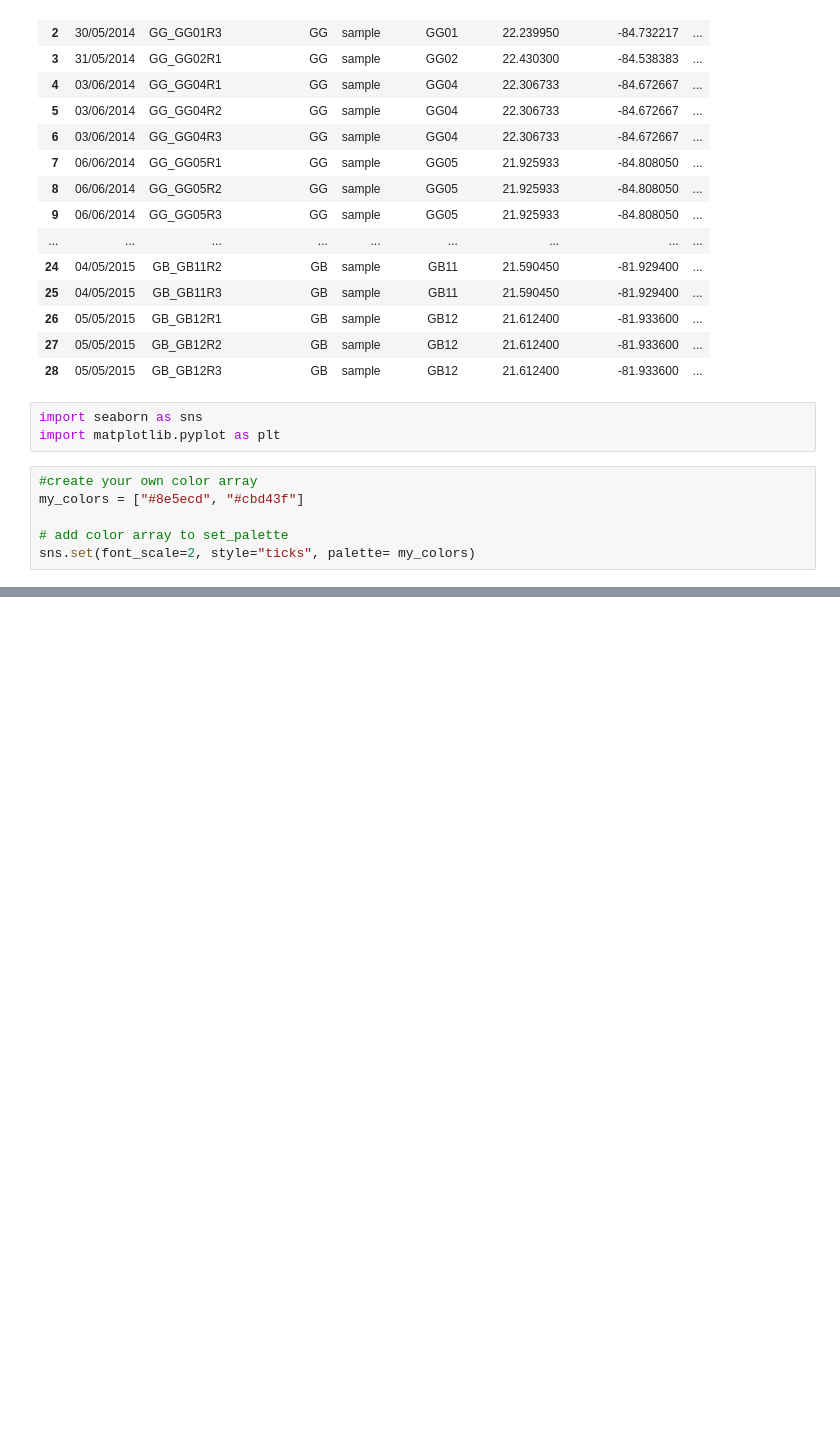
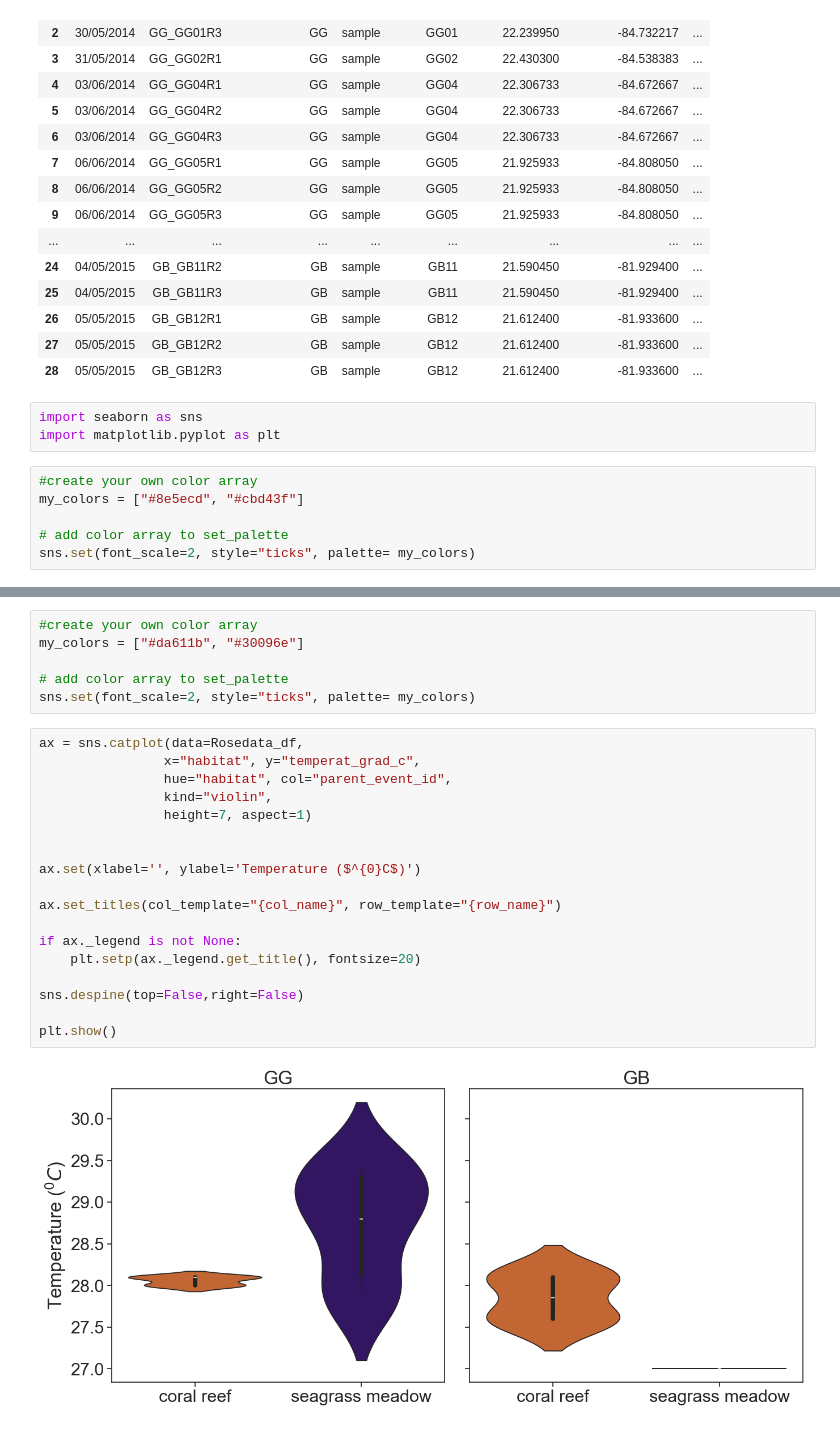
Before and after one commit to roselyperaza2014-blip/CursoPython, a Jupyter notebook: mi_repositorio_Evaluación/Ejercicio 07_Plots en Seaborn.ipynb, the cells around one changed output, grey strips where cells are left out. Saved outputs shown, nothing was run; the diff lists cells and outputs as text; blank space fills up the shorter version.

```diff
--- a/mi_repositorio_Evaluación/Ejercicio 07_Plots en Seaborn.ipynb
+++ b/mi_repositorio_Evaluación/Ejercicio 07_Plots en Seaborn.ipynb
@@ -71,0 +74,26 @@ plt.show
+# %%
+#create your own color array
+my_colors = ["#da611b", "#30096e"]
+
+# add color array to set_palette
+sns.set(font_scale=2, style="ticks", palette= my_colors)
+# %%
+ax = sns.catplot(data=Rosedata_df,
+                x="habitat", y="temperat_grad_c",
+                hue="habitat", col="parent_event_id",
+                kind="violin",
+                height=7, aspect=1)
+
+
+ax.set(xlabel='', ylabel='Temperature ($^{0}C$)')
+
+ax.set_titles(col_template="{col_name}", row_template="{row_name}")
+
+if ax._legend is not None:
+    plt.setp(ax._legend.get_title(), fontsize=20)
+
+sns.despine(top=False,right=False)
+
+plt.show()
+# %% [output]
+[figure, added]
```
Also changed, not shown: parts of 7 cells of this notebook.
